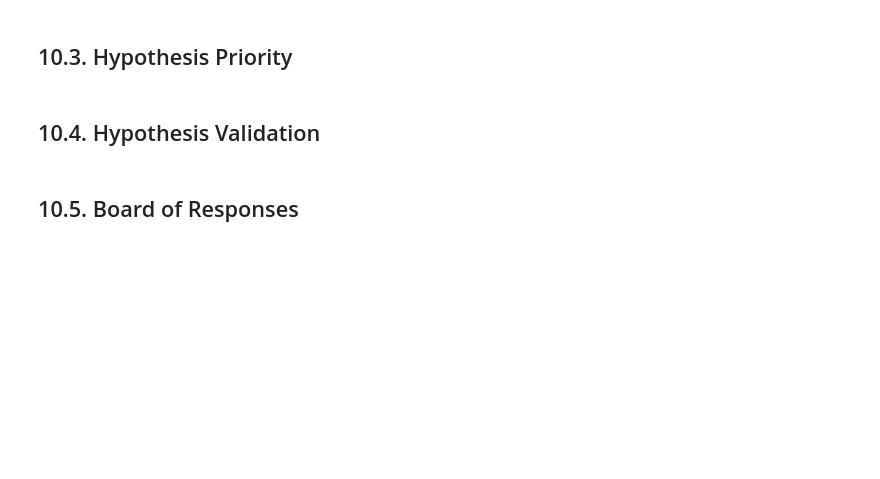
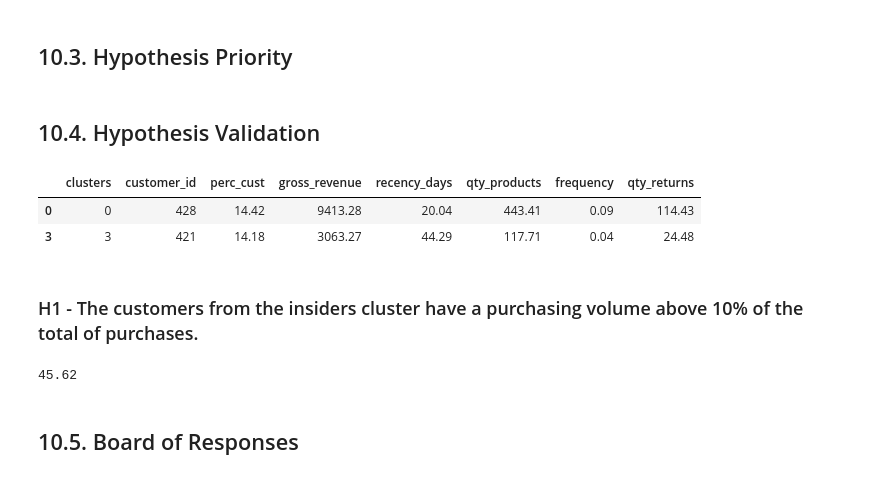
Before and after one commit to ThiagoBorges81/clustering_ml_project, a Jupyter notebook: notebooks/c00_insiders_clustering.ipynb, the cells around one changed output. Cells and saved outputs as stored; diff of their text form; code cells hidden in the pictures; blank space fills up the shorter version.

```diff
--- a/notebooks/c00_insiders_clustering.ipynb
+++ b/notebooks/c00_insiders_clustering.ipynb
@@ -1662,6 +1669,9 @@ df_cluster
 - Gross revenue: $3432.16
 # %% [markdown]
 # 10.0. EXPLORATORY DATA ANALYSIS II (EDA II)
+# %%
+df10 = df_cluster.copy()
+df10
 # %% [markdown]
 1. Fenomeno
 2. Entidades ( Customer, Location, Finance, Family )
@@ -1688,5 +1698,20 @@ df_cluster
 ## 10.3. Hypothesis Priority
 # %% [markdown]
 ## 10.4. Hypothesis Validation
+# %%
+df10.head(2)
+# %% [output]
+|  | clusters | customer_id | perc_cust | gross_revenue | recency_days | qty_products | frequency | qty_returns |
+| 0 | 0 | 428 | 14.42 | 9413.28 | 20.04 | 443.41 | 0.09 | 114.43 |
+| 3 | 3 | 421 | 14.18 | 3063.27 | 44.29 | 117.71 | 0.04 | 24.48 |
+# %% [markdown]
+### H1 - The customers from the insiders cluster have a purchasing volume above 10% of the total of purchases.
+# %%
+df_sales_insiders = df10.loc[df10['clusters'] == 0, 'qty_products'].sum()
+df_sales_total = df10.loc[:,'qty_products'].sum()
+
+np.round((df_sales_insiders/df_sales_total)*100,2)
+# %% [output]
+45.62
 # %% [markdown]
 ## 10.5. Board of Responses
```
Also changed, not shown: parts of 16 cells of this notebook.
